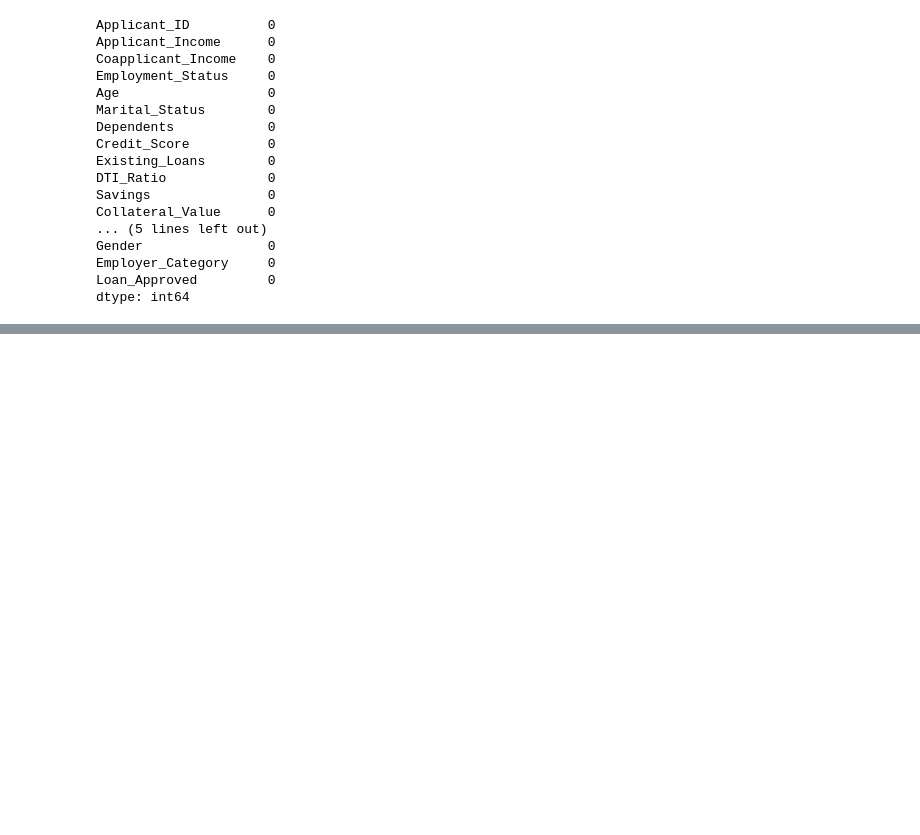
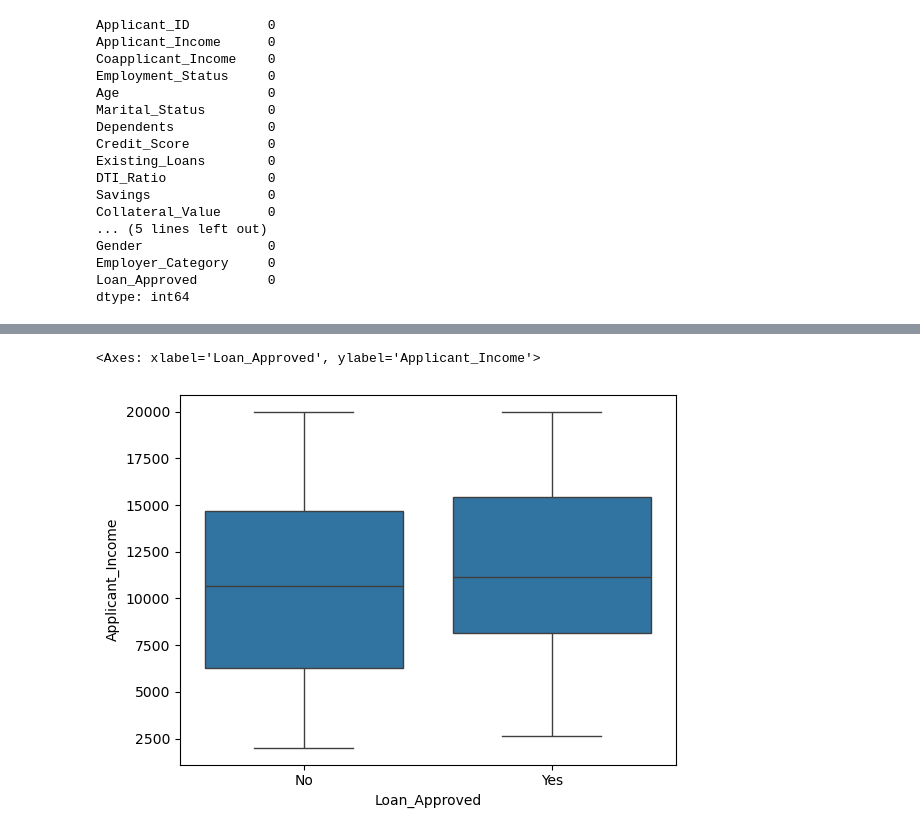
Before and after one commit to Samir-BK/Loan-Approval-ML-model, a Jupyter notebook: credit_wise.ipynb, the cells around one changed output, grey strips where cells are left out. Cells and saved outputs as stored; diff of their text form; code cells hidden in the pictures; blank space fills up the shorter version.

```diff
--- a/credit_wise.ipynb
+++ b/credit_wise.ipynb
@@ -75,0 +153,11 @@ dtype: int64
+# %%
+# Outliers - Outlier detection
+
+sns.boxplot(
+    data= df,
+    x = "Loan_Approved",
+    y = "Applicant_Income"
+)
+# %% [output]
+<Axes: xlabel='Loan_Approved', ylabel='Applicant_Income'>
+[figure, added]
```
Also changed, not shown: parts of 7 cells of this notebook.
